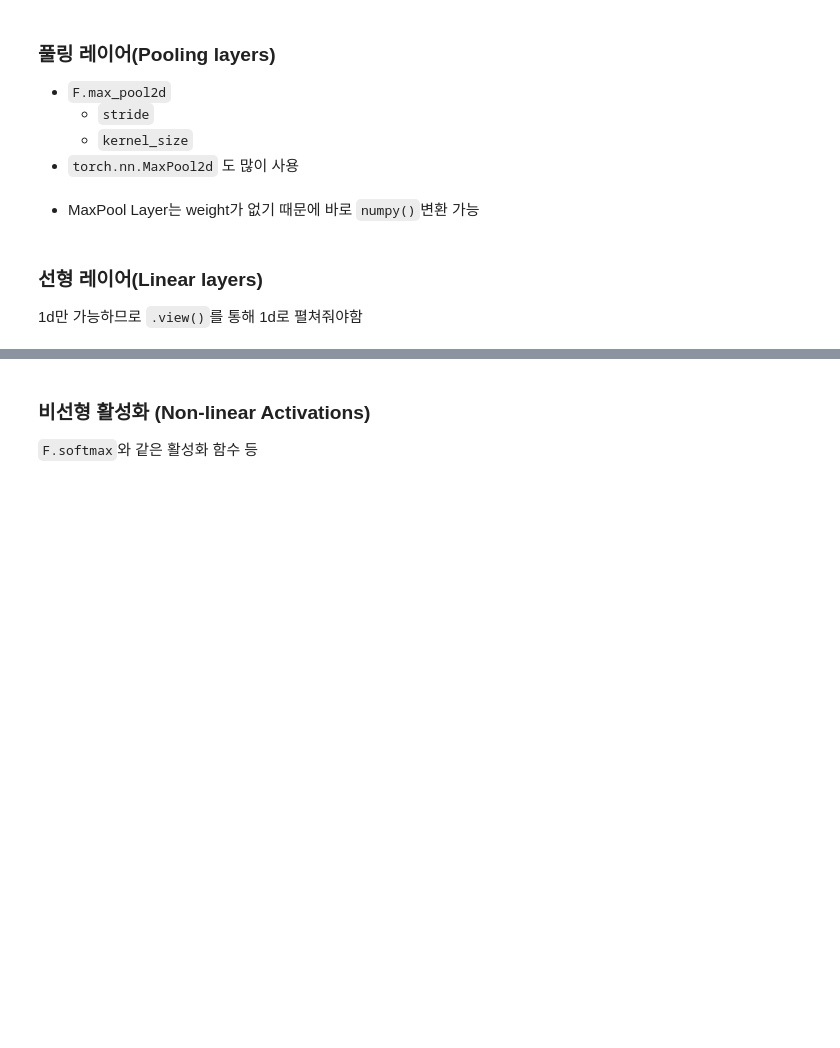
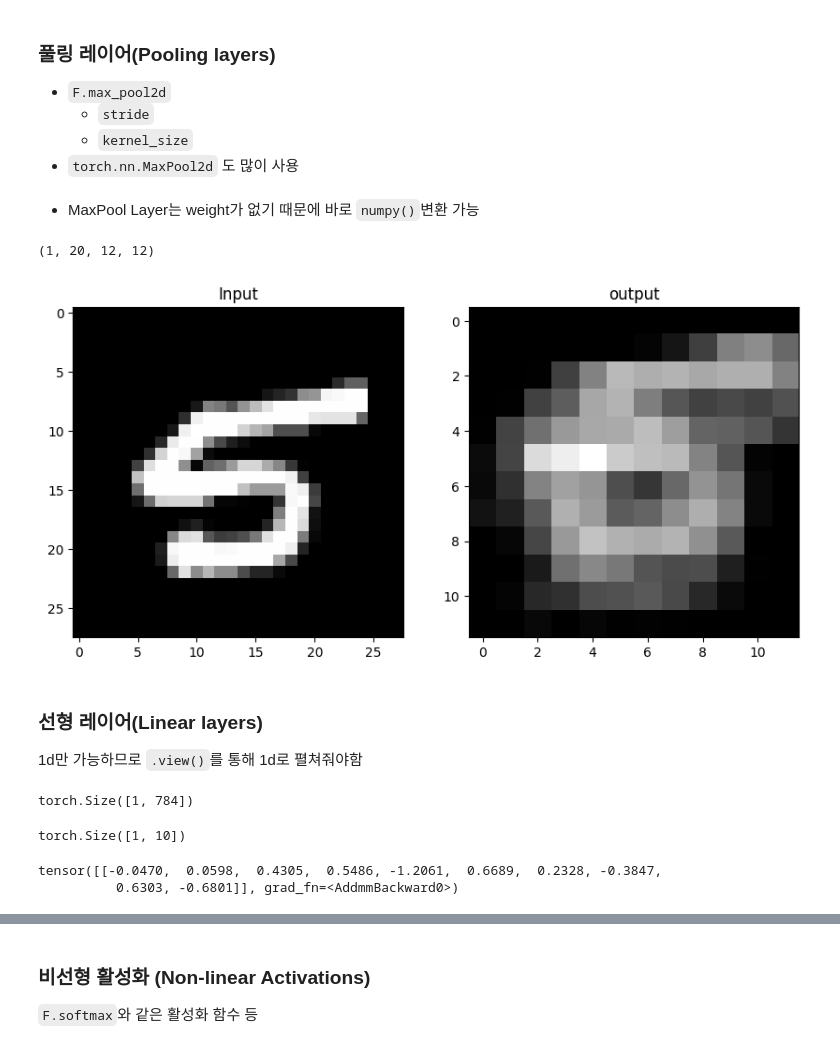
Before and after one commit to kimminyeol/torch_repository, a Jupyter notebook: torch_basic/torch.ipynb, the cells around one changed output, grey strips where cells are left out. Saved outputs shown, nothing was run; the diff lists cells and outputs as text; code cells hidden in the pictures; blank space fills up the shorter version.

```diff
--- a/torch_basic/torch.ipynb
+++ b/torch_basic/torch.ipynb
@@ -1065,9 +1116,50 @@ plt.show()
   - `stride`
   - `kernel_size`
 - `torch.nn.MaxPool2d` 도 많이 사용
+# %%
+
+
+
+pool = F.max_pool2d(output, 2,2)
+print(output.shape)
+pool.shape
+#  24,24 이미지를 2x2로 max pooling을 통과시켜 크기가 반으로 줄어듬
 # %% [markdown]
 - MaxPool Layer는 weight가 없기 때문에 바로 `numpy()`변환 가능
+# %%
+pool_arr = pool.numpy()
+pool_arr.shape
+# %% [output]
+(1, 20, 12, 12)
+# %%
+plt.figure(figsize=(10,15))
+plt.subplot(121)
+plt.title('Input')
+plt.imshow(input_iamge, 'gray')
+
+# 가중치를 시각화
+plt.subplot(122)
+plt.title('output')
+plt.imshow(pool_arr[0,0,:,:], 'gray')
+plt.show()
+# %% [output]
+[figure, added]
 # %% [markdown]
 ### 선형 레이어(Linear layers)
 
 1d만 가능하므로 `.view()`를 통해 1d로 펼쳐줘야함
+# %%
+flatten = input_iamge.view(1,28*28)
+flatten.shape
+# %% [output]
+torch.Size([1, 784])
+# %%
+lin = nn.Linear(28*28,10)(flatten) # 28x28 이미지를 받아 10개의 출력을 내보냄
+lin.shape
+# %% [output]
+torch.Size([1, 10])
+# %%
+lin
+# %% [output]
+tensor([[-0.0470,  0.0598,  0.4305,  0.5486, -1.2061,  0.6689,  0.2328, -0.3847,
+          0.6303, -0.6801]], grad_fn=<AddmmBackward0>)
```
Also changed, not shown: parts of 44 cells of this notebook, 1 other file.
